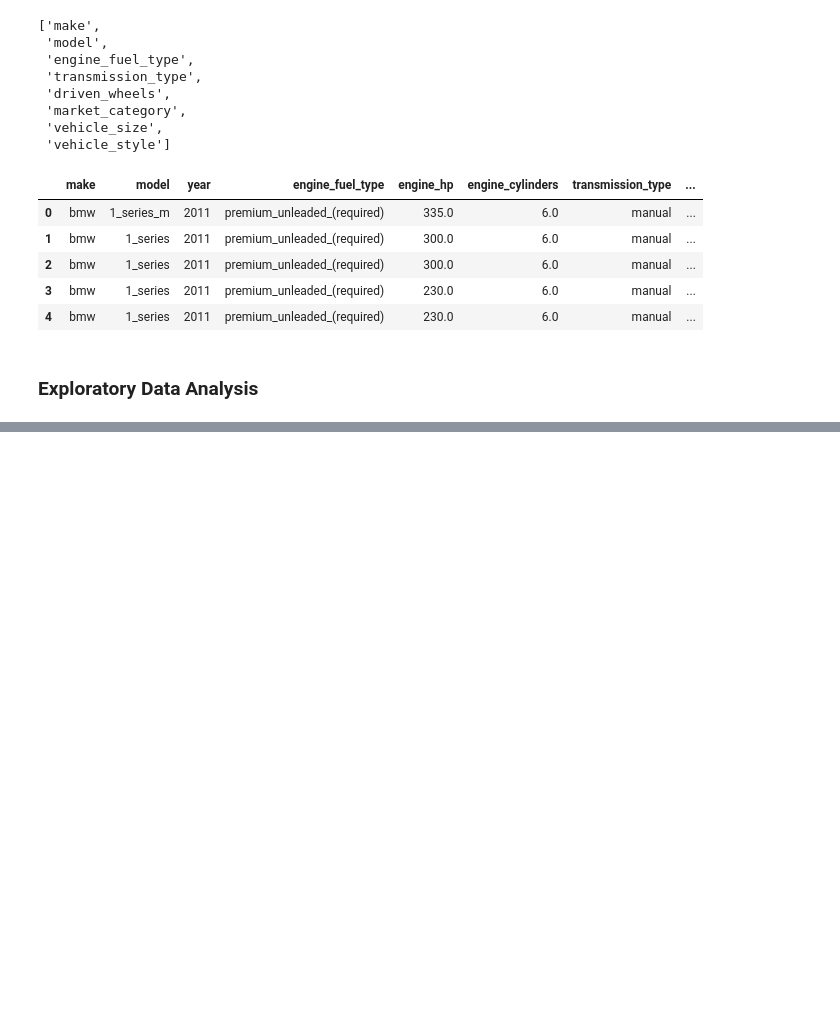
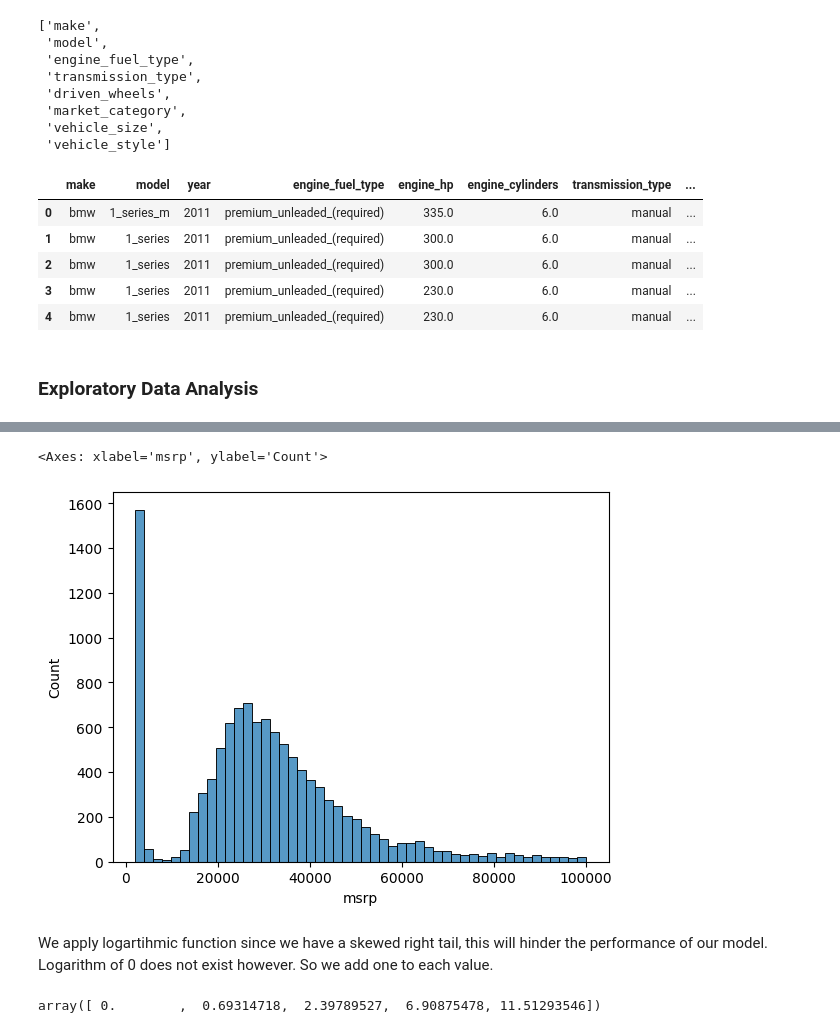
Before and after one commit to MarshallW11/ml-zoomcamp, a Jupyter notebook: 02-Car-Prediction/data-prep.ipynb, the cells around one changed output, grey strips where cells are left out. Saved outputs shown, nothing was run; the diff lists cells and outputs as text; code cells hidden in the pictures; blank space fills up the shorter version.

```diff
--- a/02-Car-Prediction/data-prep.ipynb
+++ b/02-Car-Prediction/data-prep.ipynb
@@ -106,0 +111,11 @@ Name: msrp, dtype: float64
+# %%
+sns.histplot(data.msrp[data.msrp < 100000], bins = 50)
+# %% [output]
+<Axes: xlabel='msrp', ylabel='Count'>
+[figure, added]
+# %% [markdown]
+We apply logartihmic function since we have a skewed right tail, this will hinder the performance of our model. Logarithm of 0 does not exist however. So we add one to each value.
+# %%
+np.log([0+1, 1+1, 10 + 1, 1000 + 1, 100000 + 1])
+# %% [output]
+array([ 0.        ,  0.69314718,  2.39789527,  6.90875478, 11.51293546])
```
Also changed, not shown: parts of 2 cells of this notebook.
